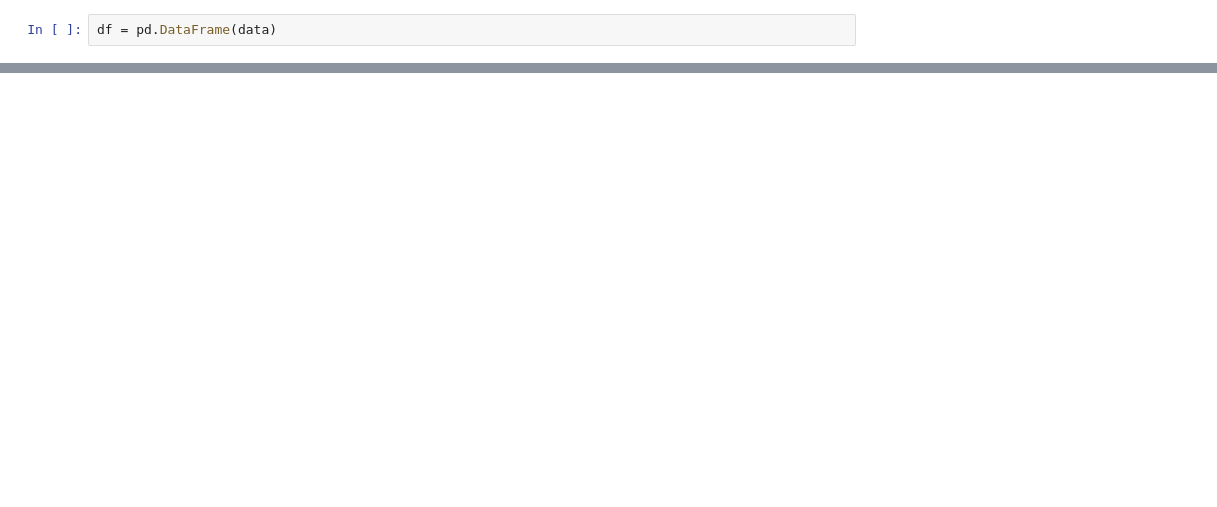
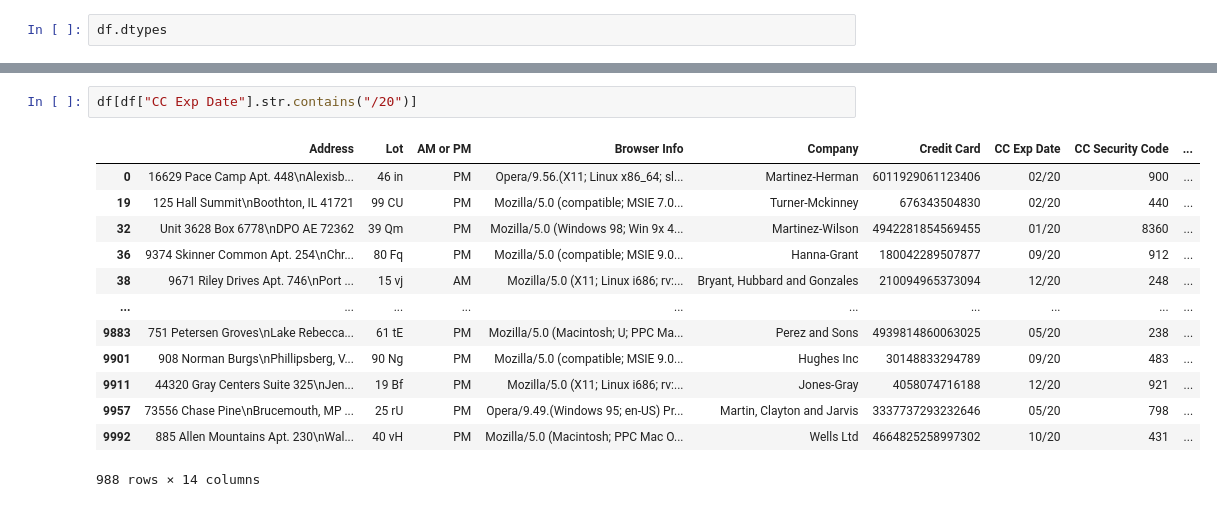
Before and after one commit to Ashwinchauhan89/Pandas, a Jupyter notebook: testjupyter.ipynb, the cells around one changed output, grey strips where cells are left out. Saved outputs shown, nothing was run; the diff lists cells and outputs as text; blank space fills up the shorter version.

```diff
--- a/testjupyter.ipynb
+++ b/testjupyter.ipynb
@@ -33,2 +34,2 @@ Index(['Address', 'Lot', 'AM or PM', 'Browser Info', 'Company', 'Credit Card',
 # %%
-df = pd.DataFrame(data)
+df.dtypes
@@ -40,0 +131,16 @@ df
+# %%
+df[df["CC Exp Date"].str.contains("/20")]
+# %% [output]
+|  | Address | Lot | AM or PM | Browser Info | Company | Credit Card | CC Exp Date | CC Security Code | ... |
+| 0 | 16629 Pace Camp Apt. 448\nAlexisb... | 46 in | PM | Opera/9.56.(X11; Linux x86_64; sl... | Martinez-Herman | 6011929061123406 | 02/20 | 900 | ... |
+| 19 | 125 Hall Summit\nBoothton, IL 41721 | 99 CU | PM | Mozilla/5.0 (compatible; MSIE 7.0... | Turner-Mckinney | 676343504830 | 02/20 | 440 | ... |
+| 32 | Unit 3628 Box 6778\nDPO AE 72362 | 39 Qm | PM | Mozilla/5.0 (Windows 98; Win 9x 4... | Martinez-Wilson | 4942281854569455 | 01/20 | 8360 | ... |
+| 36 | 9374 Skinner Common Apt. 254\nChr... | 80 Fq | PM | Mozilla/5.0 (compatible; MSIE 9.0... | Hanna-Grant | 180042289507877 | 09/20 | 912 | ... |
+| 38 | 9671 Riley Drives Apt. 746\nPort ... | 15 vj | AM | Mozilla/5.0 (X11; Linux i686; rv:... | Bryant, Hubbard and Gonzales | 210094965373094 | 12/20 | 248 | ... |
+| ... | ... | ... | ... | ... | ... | ... | ... | ... | ... |
+| 9883 | 751 Petersen Groves\nLake Rebecca... | 61 tE | PM | Mozilla/5.0 (Macintosh; U; PPC Ma... | Perez and Sons | 4939814860063025 | 05/20 | 238 | ... |
+| 9901 | 908 Norman Burgs\nPhillipsberg, V... | 90 Ng | PM | Mozilla/5.0 (compatible; MSIE 9.0... | Hughes Inc | 30148833294789 | 09/20 | 483 | ... |
+| 9911 | 44320 Gray Centers Suite 325\nJen... | 19 Bf | PM | Mozilla/5.0 (X11; Linux i686; rv:... | Jones-Gray | 4058074716188 | 12/20 | 921 | ... |
+| 9957 | 73556 Chase Pine\nBrucemouth, MP ... | 25 rU | PM | Opera/9.49.(Windows 95; en-US) Pr... | Martin, Clayton and Jarvis | 3337737293232646 | 05/20 | 798 | ... |
+| 9992 | 885 Allen Mountains Apt. 230\nWal... | 40 vH | PM | Mozilla/5.0 (Macintosh; PPC Mac O... | Wells Ltd | 4664825258997302 | 10/20 | 431 | ... |
+988 rows × 14 columns
```
Also changed, not shown: parts of 15 cells of this notebook, 1 other file.
